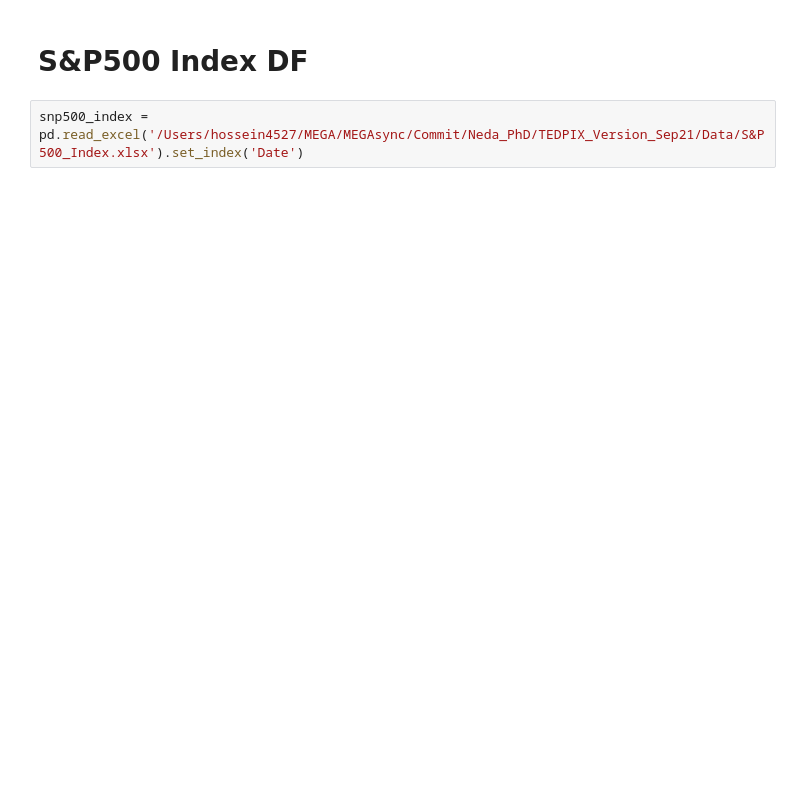
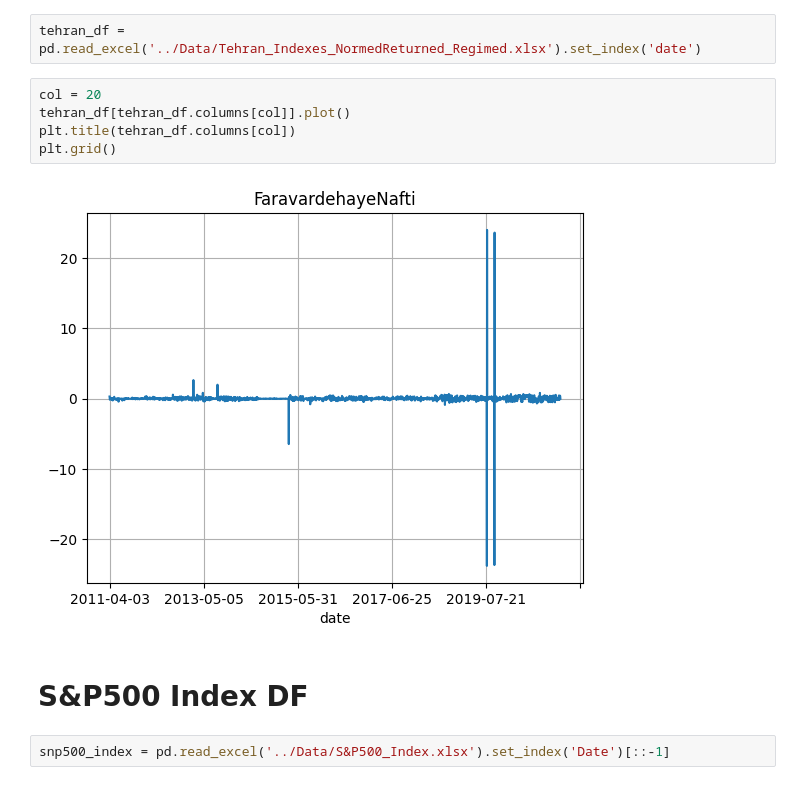
Before and after one commit to hossein4527/Time_Series_Trend_Forcasting, a Jupyter notebook: Codes/Data_Validation.ipynb, the cells around one changed output. Saved outputs shown, nothing was run; the diff lists cells and outputs as text; blank space fills up the shorter version.

```diff
--- a/Codes/Data_Validation.ipynb
+++ b/Codes/Data_Validation.ipynb
@@ -11,4 +19,13 @@ tehran_index = pd.read_excel('/Users/hossein4527/MEGA/MEGAsync/Commit/Neda_PhD/T
+# %%
+tehran_df = pd.read_excel('../Data/Tehran_Indexes_NormedReturned_Regimed.xlsx').set_index('date')
+# %%
+col = 20
+tehran_df[tehran_df.columns[col]].plot()
+plt.title(tehran_df.columns[col])
+plt.grid()
+# %% [output]
+[figure, added]
 # %% [markdown]
 # S&P500 Index DF
 # %%
-snp500_index = pd.read_excel('/Users/hossein4527/MEGA/MEGAsync/Commit/Neda_PhD/TEDPIX_Version_Sep21/Data/S&P500_Index.xlsx').set_index('Date')
+snp500_index = pd.read_excel('../Data/S&P500_Index.xlsx').set_index('Date')[::-1]
```
Also changed, not shown: parts of 9 cells of this notebook, 2 other files.
